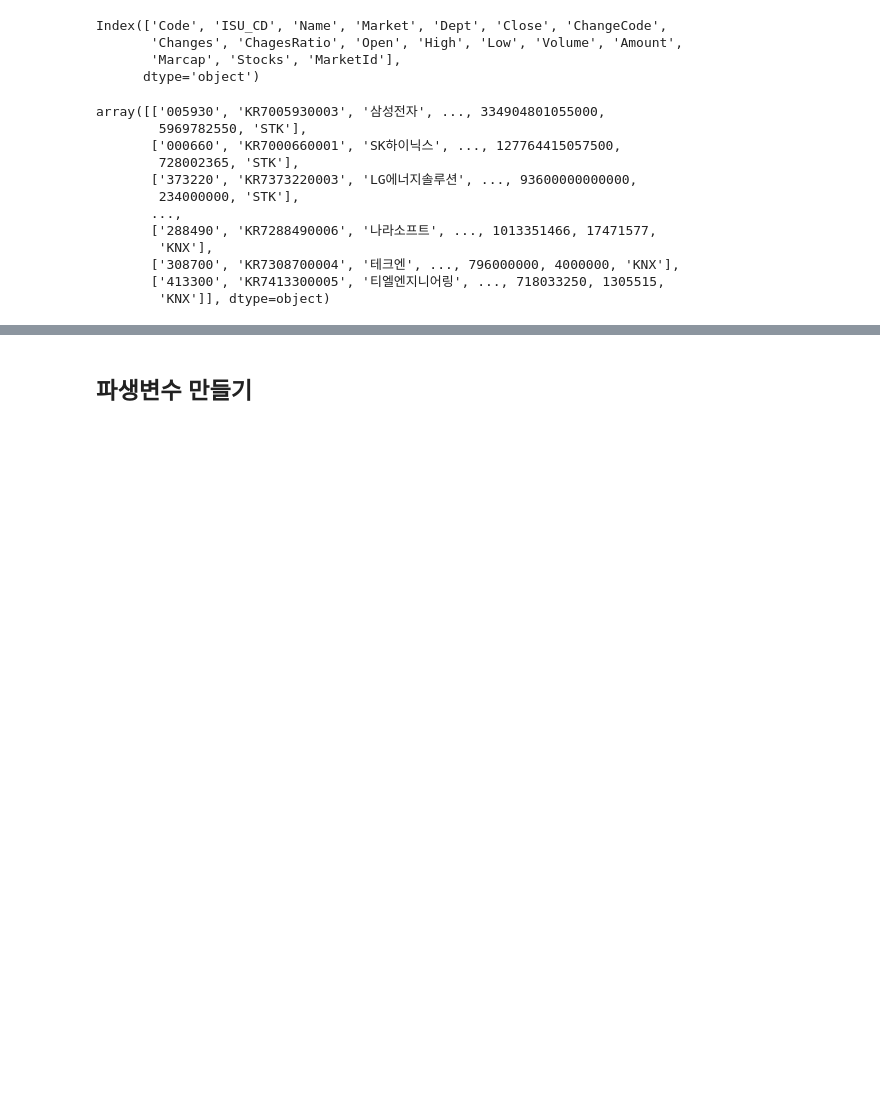
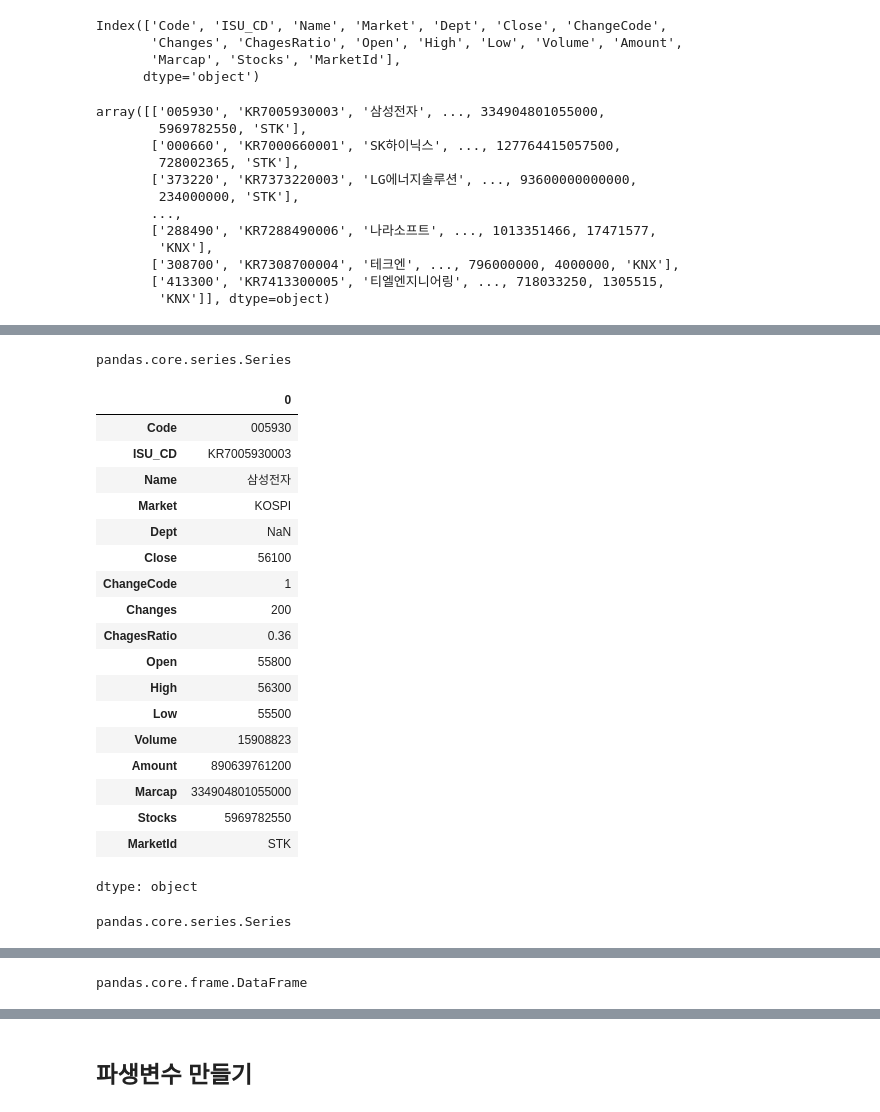
Before and after one commit to neguri0235/finance-data-analysis, a Jupyter notebook: 2.2. KRX 전체 종목분석-input.ipynb, the cells around one changed output, grey strips where cells are left out. Saved outputs shown, nothing was run; the diff lists cells and outputs as text; code cells hidden in the pictures; blank space fills up the shorter version.

```diff
--- a/2.2. KRX 전체 종목분석-input.ipynb
+++ b/2.2. KRX 전체 종목분석-input.ipynb
@@ -249,15 +265,45 @@ array([['005930', 'KR7005930003', '삼성전자', ..., 334904801055000,
 # %%
 # df["Name"] 의 type을 봅니다.
+type(df["Name"])
+# %% [output]
+pandas.core.series.Series
 # %%
 # 0번째 행만 가져옵니다. 행인덱스를 가져올때는 .loc를 사용합니다.
 # loc는 위치(locate)를 의미합니다.
+df.loc[0]
+# %% [output]
+|  | 0 |
+| Code | 005930 |
+| ISU_CD | KR7005930003 |
+| Name | 삼성전자 |
+| Market | KOSPI |
+| Dept | NaN |
+| Close | 56100 |
+| ChangeCode | 1 |
+| Changes | 200 |
+| ChagesRatio | 0.36 |
+| Open | 55800 |
+| High | 56300 |
+| Low | 55500 |
+| Volume | 15908823 |
+| Amount | 890639761200 |
+| Marcap | 334904801055000 |
+| Stocks | 5969782550 |
+| MarketId | STK |
+dtype: object
 # %%
 # df.loc[0] 의 type을 봅니다.
+type(df.loc[0])
+# %% [output]
+pandas.core.series.Series
 # %% [markdown]
 ### DataFrame
 <img src="https://pandas.pydata.org/docs/_images/01_table_dataframe.svg">
 # %%
 # df 변수의 타입을 봅니다.
+type(df)
+# %% [output]
+pandas.core.frame.DataFrame
 # %%
 # 여러 컬럼을 지정할 때는 리스트 형태로 묶어주어야 합니다.
 # 2차원 행렬은 대괄호가 [] 2개가 있다는 것을 기억해 주세요.
```
Also changed, not shown: parts of 8 cells of this notebook.
